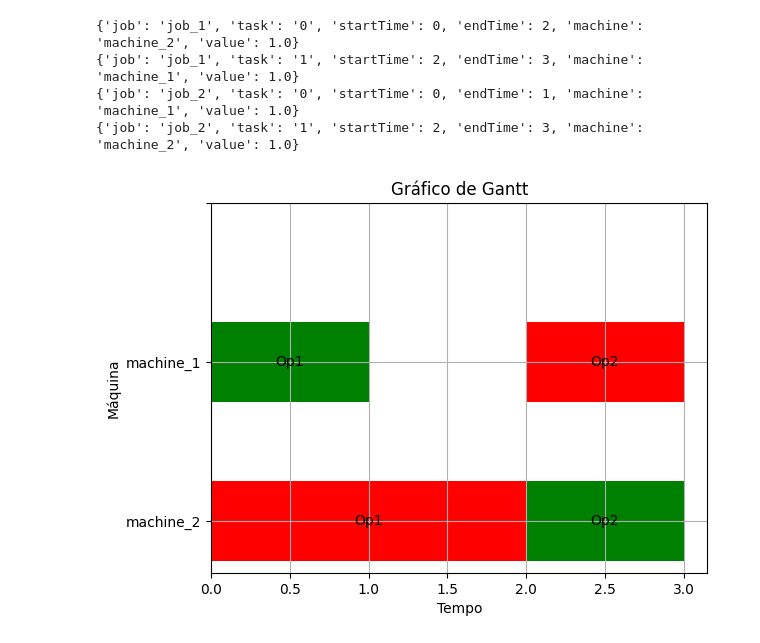
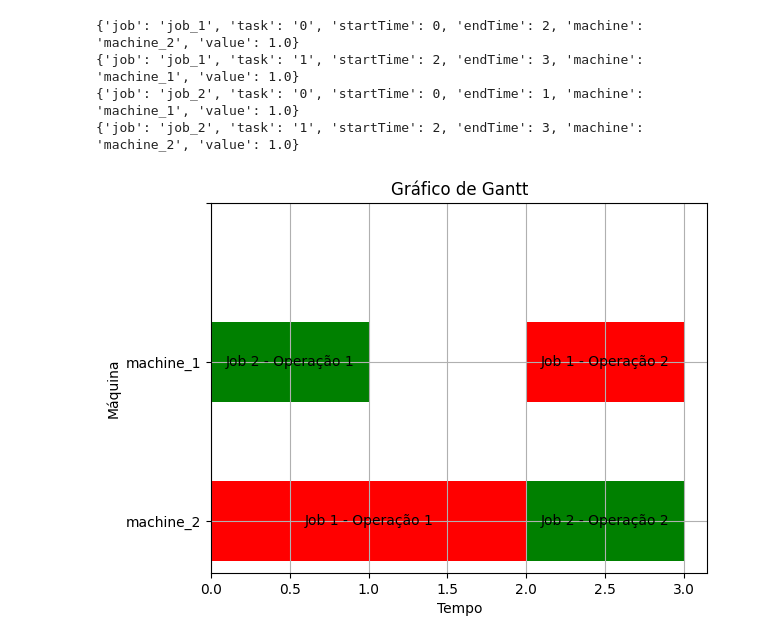
Before and after one commit to limarcoverde/Job-Shop-Scheduling-IBM, a Jupyter notebook: JSSP-IBM.ipynb, the cells around one changed output. Drawn from its saved outputs; the diff is of its cells as text; code cells hidden in the pictures.

```diff
--- a/JSSP-IBM.ipynb
+++ b/JSSP-IBM.ipynb
@@ -104,7 +118,7 @@ def fix_output(result):
 
     return data
 
-def plot_gantt_chart(data):
+def plot_gantt_chart(data, jobs_dict):
     colors = ['g', 'r', 'c', 'm', 'y', 'k']  # Cores para cada tarefa
 
     fig, ax = plt.subplots()
@@ -117,23 +131,23 @@ def plot_gantt_chart(data):
 
         if(data[str(index)]['job'] == 'job_1'):
             ax.barh(machine, duration, left=start_time, height=0.5, color='r')
-            ax.text(start_time + duration / 2, machine, f'Op{jobs_dict["job_1"]+1}', ha='center', va='center')
+            ax.text(start_time + duration / 2, machine, f'Job 1 - Operação {jobs_dict["job_1"]+1}', ha='center', va='center')
             jobs_dict["job_1"] += 1
         elif(data[str(index)]['job'] == 'job_2'):
             ax.barh(machine, duration, left=start_time, height=0.5, color='g')
-            ax.text(start_time + duration / 2, machine, f'Op{jobs_dict["job_2"]+1}', ha='center', va='center')
+            ax.text(start_time + duration / 2, machine, f'Job 2 - Operação {jobs_dict["job_2"]+1}', ha='center', va='center')
             jobs_dict["job_2"] += 1
         elif(data[str(index)]['job'] == 'job_3'):
             ax.barh(machine, duration, left=start_time, height=0.5, color='c')
-            ax.text(start_time + duration / 2, machine, f'Op{jobs_dict["job_3"]+1}', ha='center', va='center')
-            jobs_dict["job_3"] += 1
+            ax.text(start_time + duration / 2, machine, f'Job 3 - Operação {jobs_dict["job_3"]+1}', ha='center', va='center')
+            jobs_dict["job_2"] += 1
         elif(data[str(index)]['job'] == 'job_4'):
             ax.barh(machine, duration, left=start_time, height=0.5, color='m')
-            ax.text(start_time + duration / 2, machine, f'Op{jobs_dict["job_4"]+1}', ha='center', va='center')
+            ax.text(start_time + duration / 2, machine, f'Job 4 - Operação {jobs_dict["job_4"]+1}', ha='center', va='center')
             jobs_dict["job_4"] += 1
         elif(data[str(index)]['job'] == 'job_5'):
             ax.barh(machine, duration, left=start_time, height=0.5, color='y')
-            ax.text(start_time + duration / 2, machine, f'Op{jobs_dict["job_5"]+1}', ha='center', va='center')
+            ax.text(start_time + duration / 2, machine, f'Job 5 - Operação {jobs_dict["job_5"]+1}', ha='center', va='center')
             jobs_dict["job_5"] += 1
 
     ax.set_xlabel('Tempo')
@@ -429,6 +440,6 @@ for each in data:
 {'job': 'job_2', 'task': '0', 'startTime': 0, 'endTime': 1, 'machine': 'machine_1', 'value': 1.0}
 {'job': 'job_2', 'task': '1', 'startTime': 2, 'endTime': 3, 'machine': 'machine_2', 'value': 1.0}
 # %%
-plot_gantt_chart(data)
+plot_gantt_chart(data, jobs_dict)
 # %% [output]
-[figure, old version]
+[figure, new version]
```
Also changed, not shown: parts of 4 cells of this notebook.
